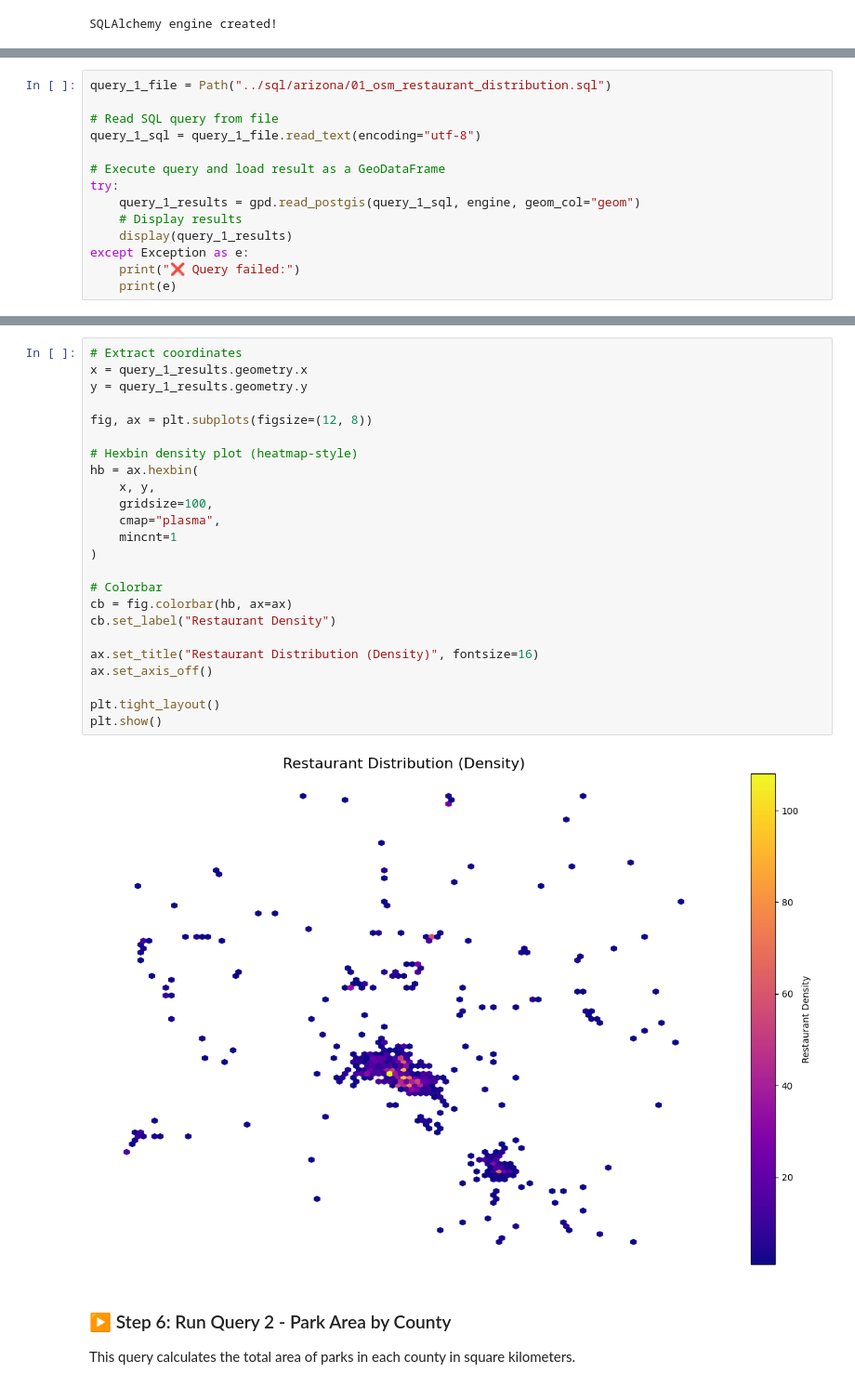
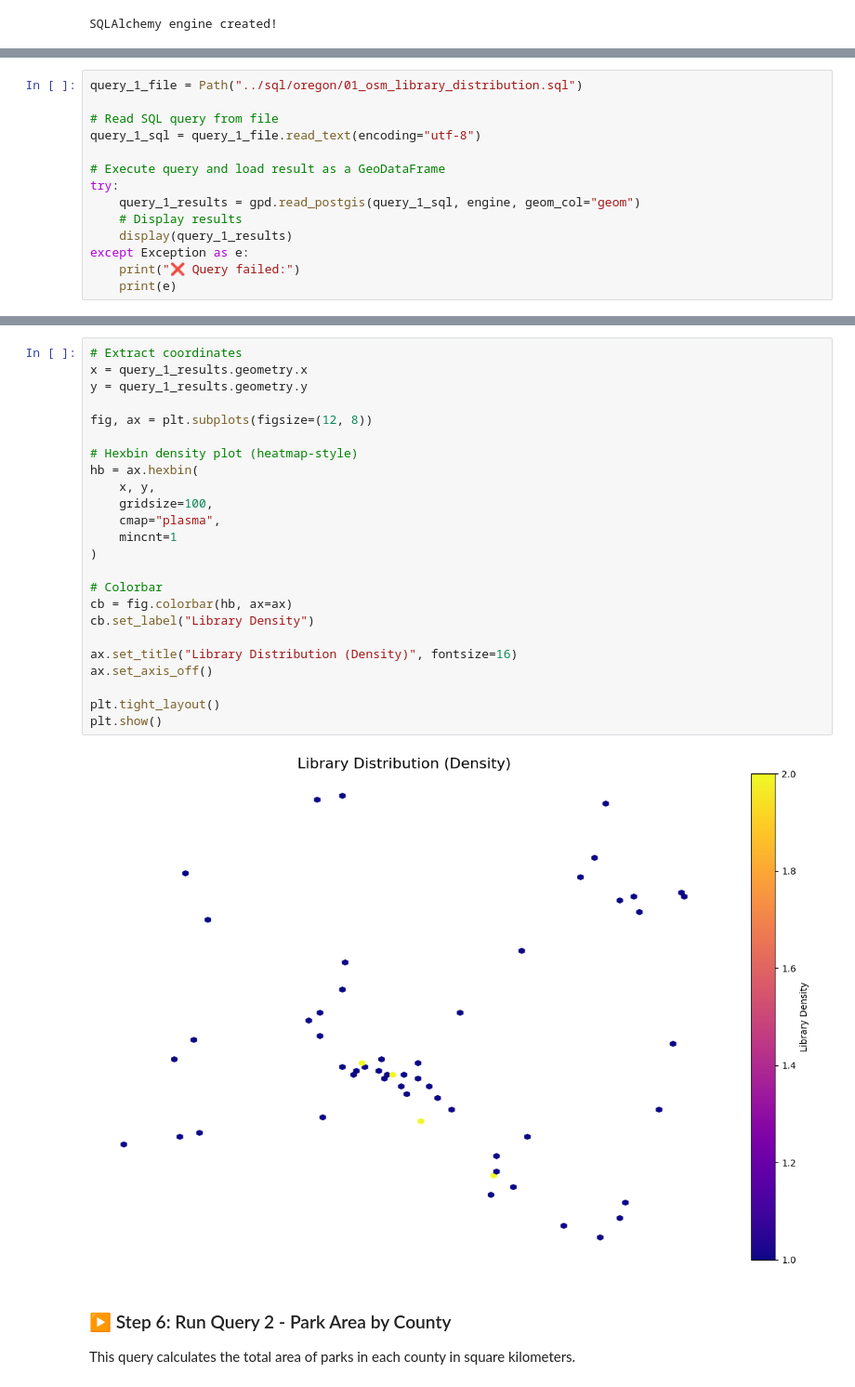
Before and after one commit to sophiarooney/gist604b-osm-postgis-fa26, a Jupyter notebook: notebooks/osm_postgis_queries_oregon.ipynb, the cells around one changed output, grey strips where cells are left out. Shown at 93% size. Cells and saved outputs as stored; diff of their text form.

Commit message:
Finish step 7 in osm_postgis_queries_oregon

```diff
--- a/notebooks/osm_postgis_queries_oregon.ipynb
+++ b/notebooks/osm_postgis_queries_oregon.ipynb
@@ -142,7 +142,7 @@ This query extracts restaurant point locations for spatial distribution analysis
 
 The SQL query is stored in a separate `.sql` file. In this step, we read the query into Python, send it to the PostGIS database, and load the result as a GeoDataFrame.
 # %%
-query_1_file = Path("../sql/arizona/01_osm_restaurant_distribution.sql")
+query_1_file = Path("../sql/oregon/01_osm_library_distribution.sql")
 
 # Read SQL query from file
 query_1_sql = query_1_file.read_text(encoding="utf-8")
@@ -178,29 +182,29 @@ In this map, restaurant locations are aggregated into hexagonal bins, allowing y
 # %%
 # Extract coordinates
 x = query_1_results.geometry.x
 y = query_1_results.geometry.y
 
 fig, ax = plt.subplots(figsize=(12, 8))
 
 # Hexbin density plot (heatmap-style)
 hb = ax.hexbin(
     x, y,
     gridsize=100,
     cmap="plasma",
     mincnt=1
 )
 
 # Colorbar
 cb = fig.colorbar(hb, ax=ax)
-cb.set_label("Restaurant Density")
+cb.set_label("Library Density")
 
-ax.set_title("Restaurant Distribution (Density)", fontsize=16)
+ax.set_title("Library Distribution (Density)", fontsize=16)
 ax.set_axis_off()
 
 plt.tight_layout()
 plt.show()
 # %% [output]
-[figure, old version]
+[figure, new version]
 # %% [markdown]
 ### ▶️ Step 6: Run Query 2 - Park Area by County
 
```
Also changed, not shown: parts of 4 cells of this notebook, 3 other files.
